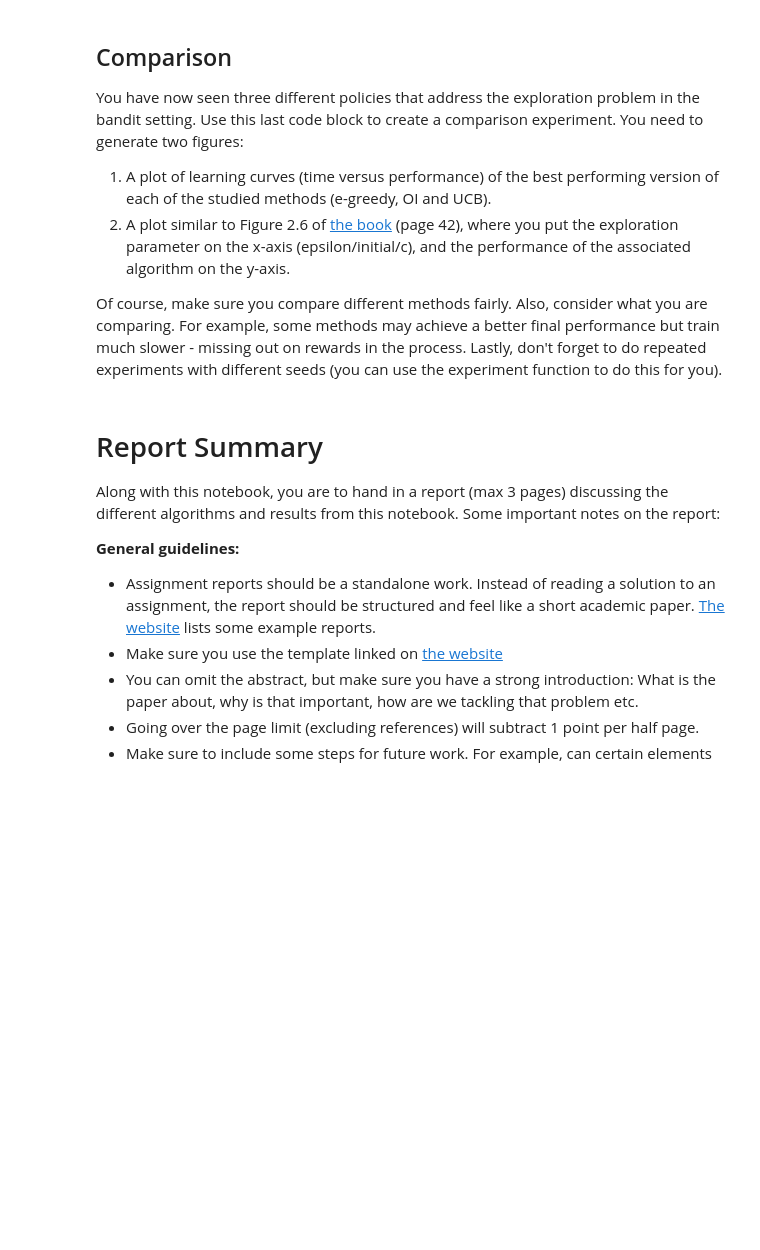
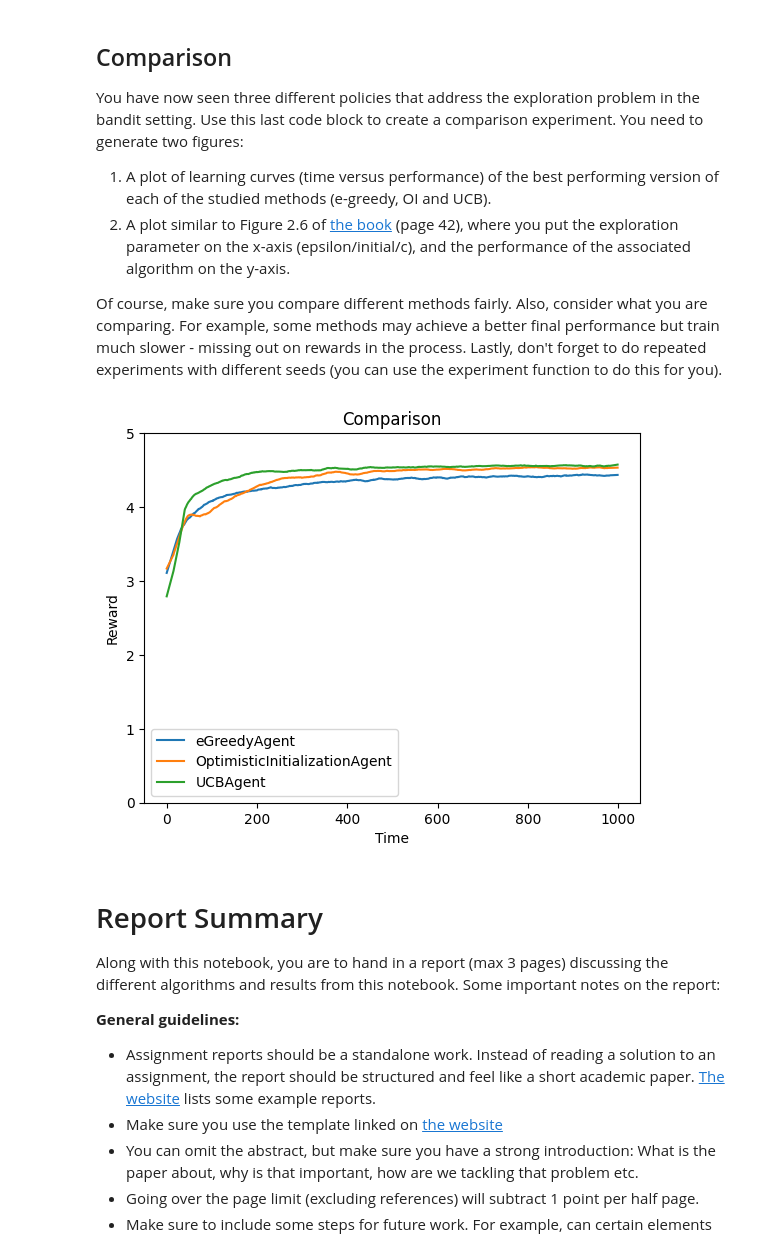
Before and after one commit to kraksys/irl26, a Jupyter notebook: RL_Bachelor_Assignment_1A_(2026).ipynb, the cells around one changed output. Drawn from its saved outputs; the diff is of its cells as text; code cells hidden in the pictures; blank space fills up the shorter version.

Commit message:
comparison graph

```diff
--- a/RL_Bachelor_Assignment_1A_(2026).ipynb
+++ b/RL_Bachelor_Assignment_1A_(2026).ipynb
@@ -206,7 +206,7 @@ class Agent(ABC):
         self.Q = np.zeros(n_actions)
         self.n_actions = n_actions
 
-    def train(self, env, n_timesteps=1000):
+    def train(self, env, n_timesteps=10000):
         """
             Trains the current agent and returns the
             rewards obtained throughout training.
@@ -271,7 +271,7 @@ def experiment(
     np.random.seed(seed) # For reproducibility
 
     n_repetitions = 500 # Repeat experiment 500 times to eliminate randomness
-    n_timesteps = 1000 # We give the agent 1000 "learning" steps per repetition
+    n_timesteps = 10000 # We give the agent 1000 "learning" steps per repetition
     n_actions = 25
 
     rewards = np.zeros((n_repetitions, n_timesteps))
@@ -517,3 +513,17 @@ Of course, make sure you compare different methods fairly. Also, consider what y
+# %%
+### Comparison experiment code here ...
+
+
+plot = LearningCurvePlot("Comparison")
+
+agent_class = [eGreedyAgent, OptimisticInitializationAgent, UCBAgent]
+
+
+experiment(plot, agent_class[0], label=agent_class[0].__name__, epsilon=0.1)
+experiment(plot, agent_class[1], label=agent_class[1].__name__, initial_value=5)
+experiment(plot, agent_class[2], label=agent_class[2].__name__, c=1.0)
+# %% [output]
+[figure, added]
 # %% [markdown]
 # Report Summary
 
```
Also changed, not shown: parts of 2 cells of this notebook.
